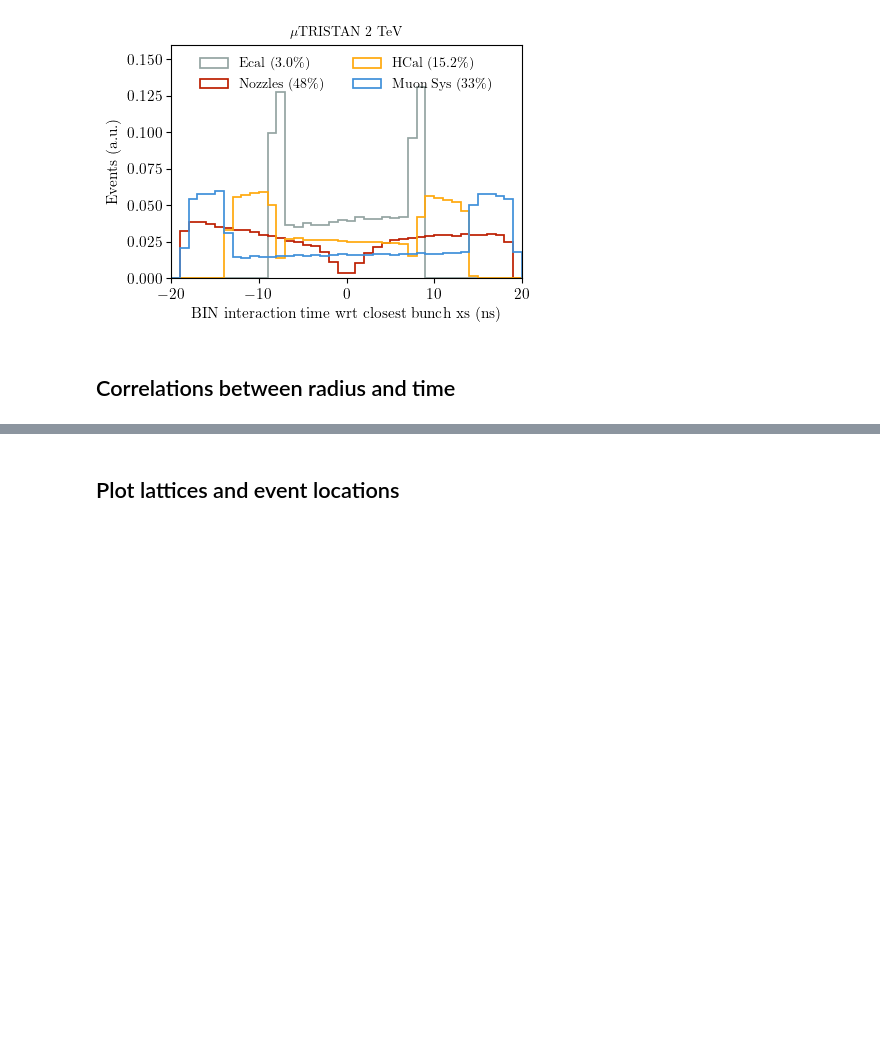
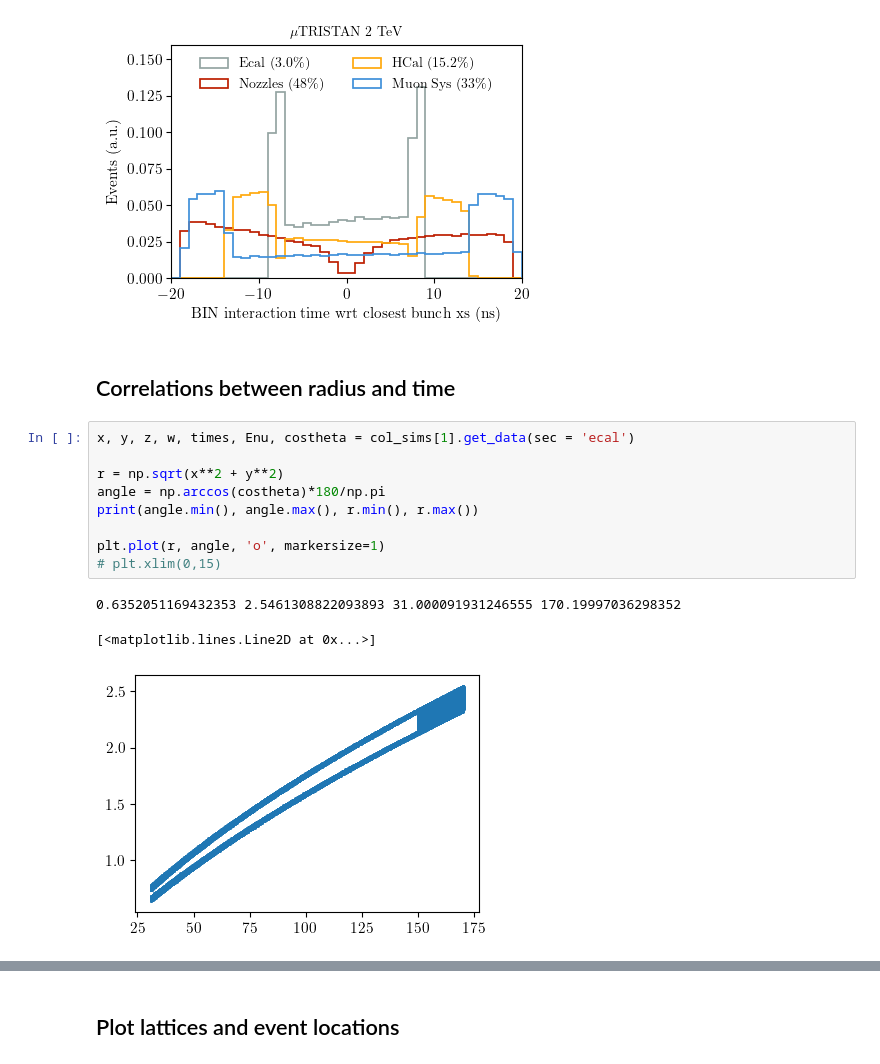
Before and after one commit to mhostert/BIN_MC, a Jupyter notebook: BIN_characterization.ipynb, the cells around one changed output, grey strips where cells are left out. Drawn from its saved outputs; the diff is of its cells as text; blank space fills up the shorter version.

```diff
--- a/BIN_characterization.ipynb
+++ b/BIN_characterization.ipynb
@@ -323,5 +308,18 @@ for sim in col_sims:
 [figure]
 # %% [markdown]
 ## Correlations between radius and time
+# %%
+x, y, z, w, times, Enu, costheta = col_sims[1].get_data(sec = 'ecal')
+
+r = np.sqrt(x**2 + y**2)
+angle = np.arccos(costheta)*180/np.pi
+print(angle.min(), angle.max(), r.min(), r.max())
+
+plt.plot(r, angle, 'o', markersize=1)
+# plt.xlim(0,15)
+# %% [output]
+0.6352051169432353 2.5461308822093893 31.000091931246555 170.19997036298352
+[<matplotlib.lines.Line2D at 0x...>]
+[figure, added]
 # %%
 for sim in col_sims[:2]:
```
Also changed, not shown: parts of 13 cells of this notebook, 33 other files.
